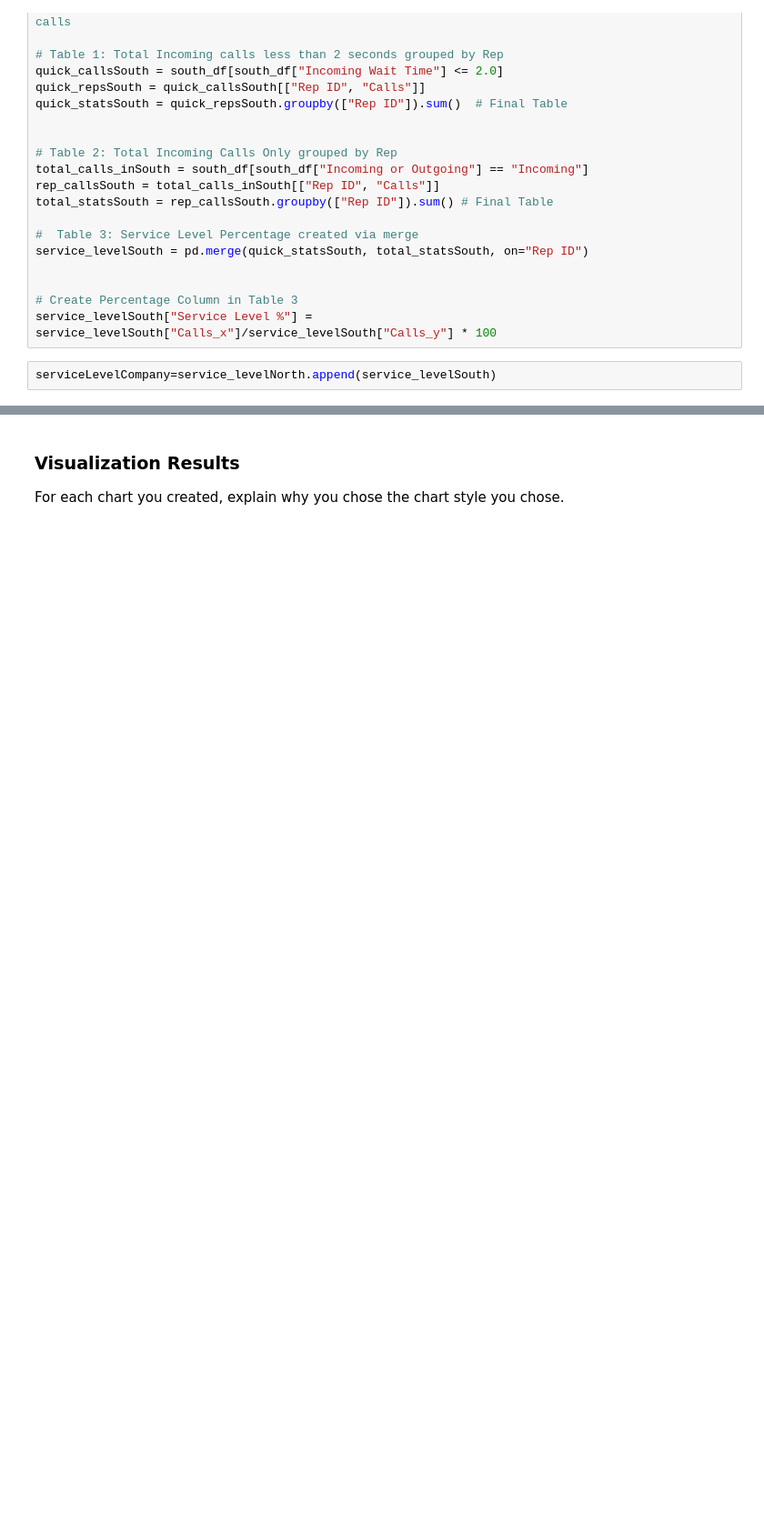
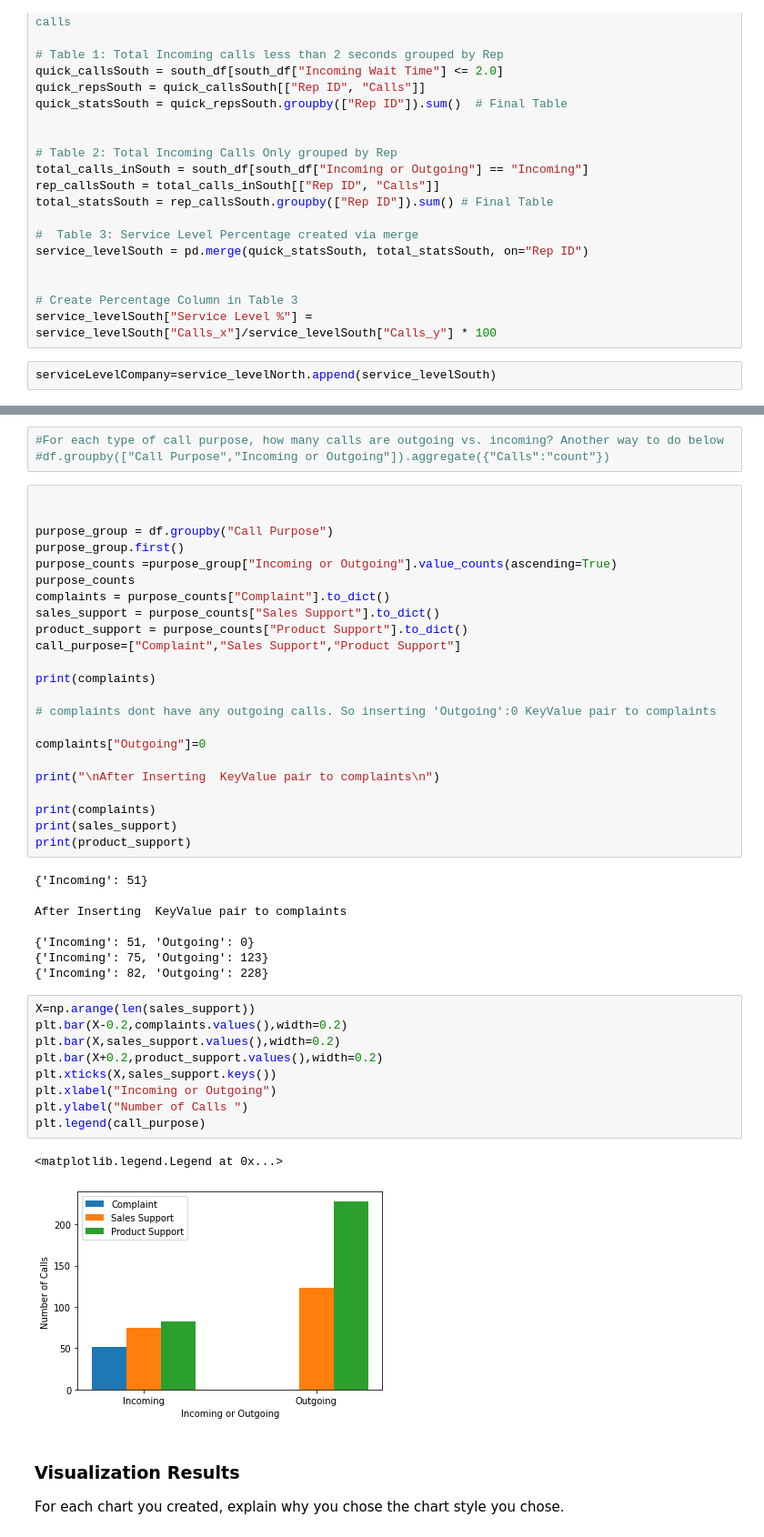
Before and after one commit to Kaviya-LC101/call-center-cleanup-assignment, a Jupyter notebook: Call Center Cleanup.ipynb, the cells around one changed output, grey strips where cells are left out. Shown: that part at 91% size. Drawn from its saved outputs; the diff is of its cells as text; blank space fills up the shorter version.

Commit message:
Call Center Cleaup 2

```diff
--- a/Call Center Cleanup.ipynb
+++ b/Call Center Cleanup.ipynb
@@ -648,3 +660,49 @@ complaints = purpose_counts["Complaint"].to_dict()
+# %%
+#For each type of call purpose, how many calls are outgoing vs. incoming? Another way to do below
+#df.groupby(["Call Purpose","Incoming or Outgoing"]).aggregate({"Calls":"count"})
+# %%
+
+
+purpose_group = df.groupby("Call Purpose")
+purpose_group.first()
+purpose_counts =purpose_group["Incoming or Outgoing"].value_counts(ascending=True)
+purpose_counts
+complaints = purpose_counts["Complaint"].to_dict()
+sales_support = purpose_counts["Sales Support"].to_dict()
+product_support = purpose_counts["Product Support"].to_dict()
+call_purpose=["Complaint","Sales Support","Product Support"]
+
+print(complaints)
+
+# complaints dont have any outgoing calls. So inserting 'Outgoing':0 KeyValue pair to complaints
+
+complaints["Outgoing"]=0
+
+print("\nAfter Inserting  KeyValue pair to complaints\n")
+
+print(complaints)
+print(sales_support)
+print(product_support)
+# %% [output]
+{'Incoming': 51}
+
+After Inserting  KeyValue pair to complaints
+
+{'Incoming': 51, 'Outgoing': 0}
+{'Incoming': 75, 'Outgoing': 123}
+{'Incoming': 82, 'Outgoing': 228}
+# %%
+X=np.arange(len(sales_support))
+plt.bar(X-0.2,complaints.values(),width=0.2)
+plt.bar(X,sales_support.values(),width=0.2)
+plt.bar(X+0.2,product_support.values(),width=0.2)
+plt.xticks(X,sales_support.keys())
+plt.xlabel("Incoming or Outgoing")
+plt.ylabel("Number of Calls ")
+plt.legend(call_purpose)
+# %% [output]
+<matplotlib.legend.Legend at 0x...>
+[figure, added]
 # %% [markdown]
 ### Visualization Results
 
```
Also changed, not shown: parts of 17 cells of this notebook.
